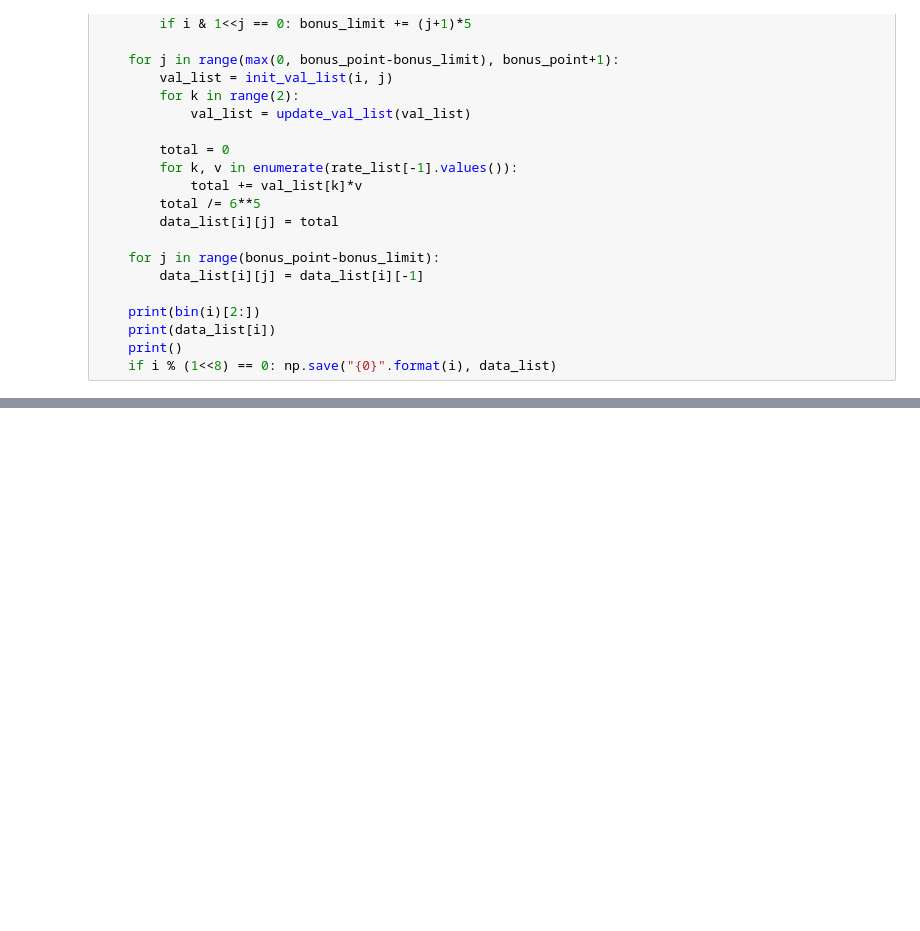
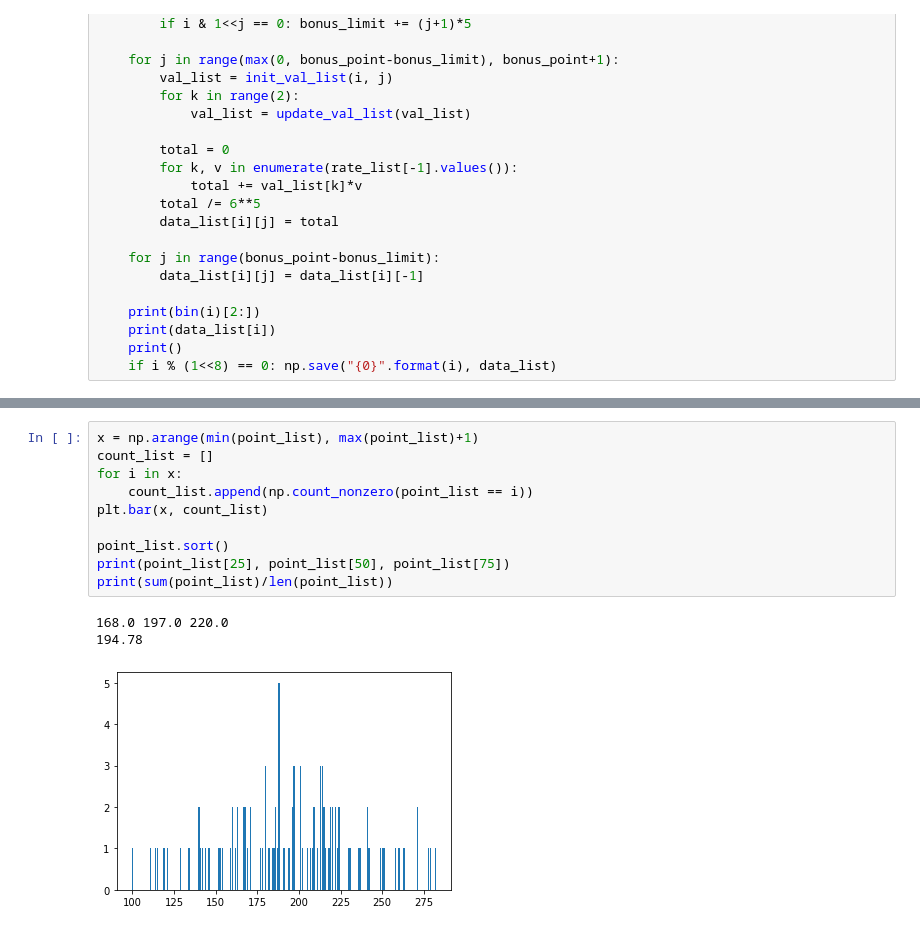
Before and after one commit to ysgrProgramming/Yathzee, a Jupyter notebook: Yahtzee.ipynb, the cells around one changed output, grey strips where cells are left out. Cells and saved outputs as stored; diff of their text form; blank space fills up the shorter version.

```diff
--- a/Yahtzee.ipynb
+++ b/Yahtzee.ipynb
@@ -290,0 +373,14 @@ for i in range(rank_len):
+# %%
+x = np.arange(min(point_list), max(point_list)+1)
+count_list = []
+for i in x:
+    count_list.append(np.count_nonzero(point_list == i))
+plt.bar(x, count_list)
+
+point_list.sort()
+print(point_list[25], point_list[50], point_list[75])
+print(sum(point_list)/len(point_list))
+# %% [output]
+168.0 197.0 220.0
+194.78
+[figure, added]
```
Also changed, not shown: parts of 3 cells of this notebook.
